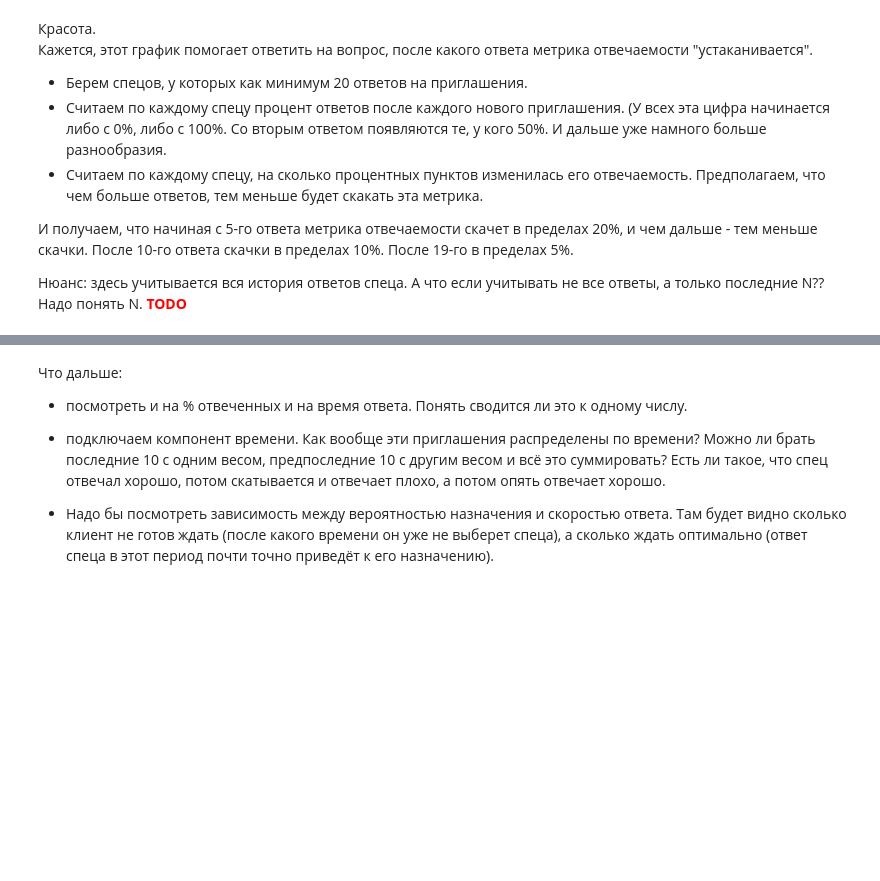
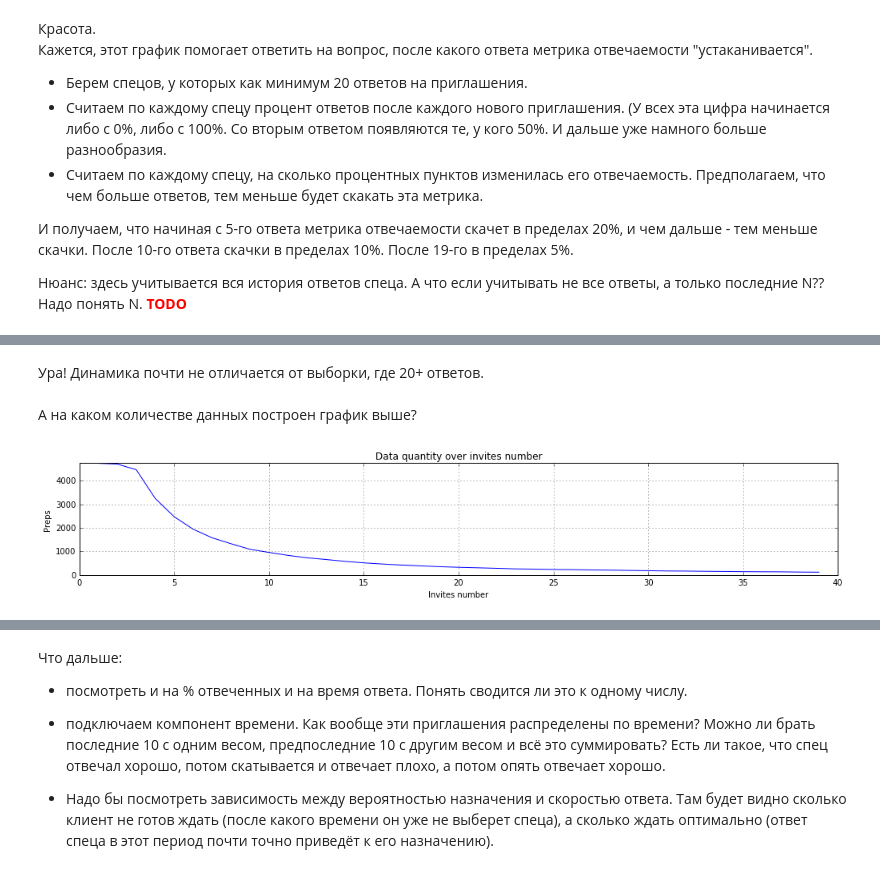
Before and after one commit to NadyaMotina/profi_analytics, a Jupyter notebook: Prep Ratings/responsiveness_research.ipynb, the cells around one changed output, grey strips where cells are left out. Saved outputs shown, nothing was run; the diff lists cells and outputs as text; code cells hidden in the pictures; blank space fills up the shorter version.

```diff
--- a/Prep Ratings/responsiveness_research.ipynb
+++ b/Prep Ratings/responsiveness_research.ipynb
@@ -493,0 +595,20 @@ plt.show()
+# %% [markdown]
+Ура! Динамика почти не отличается от выборки, где 20+ ответов.
+<br><br>
+А на каком количестве данных построен график выше?
+# %%
+datalen_y = []
+for i in x:
+    datalen_y.append(len(preps_reply_rates_by_reply_number[i]))
+
+plt.figure(figsize=(17,2.5))
+plt.ylim(0, max(datalen_y)+10)
+plt.plot(x, datalen_y)
+
+plt.title("Data quantity over invites number")
+plt.xlabel("Invites number")
+plt.ylabel("Preps")
+plt.grid(True)
+plt.show()
+# %% [output]
+[figure, added]
```
Also changed, not shown: parts of 30 cells of this notebook.
